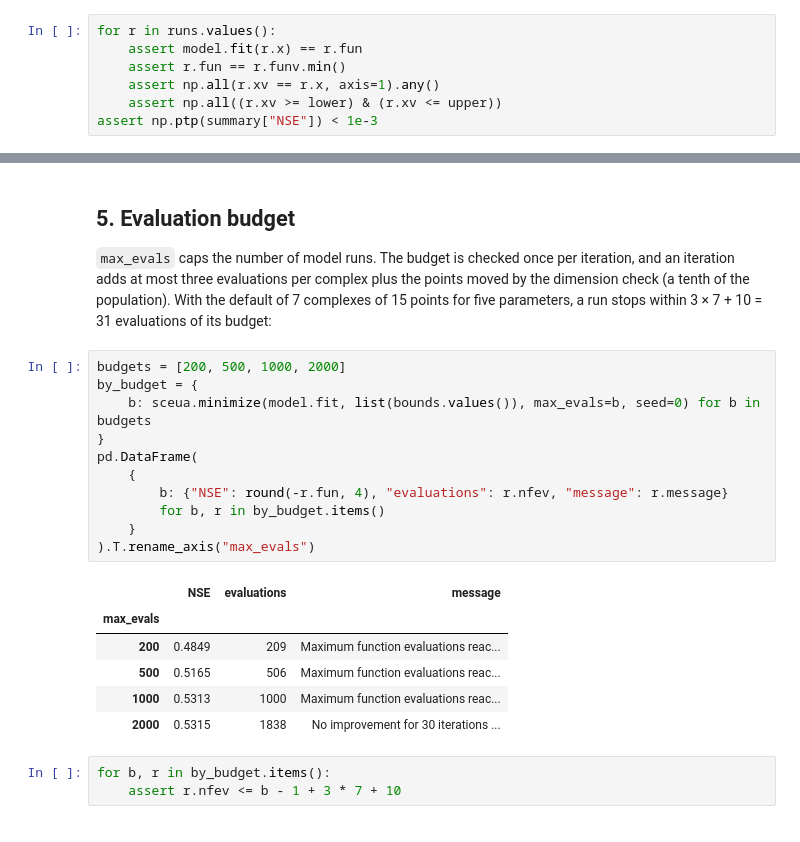
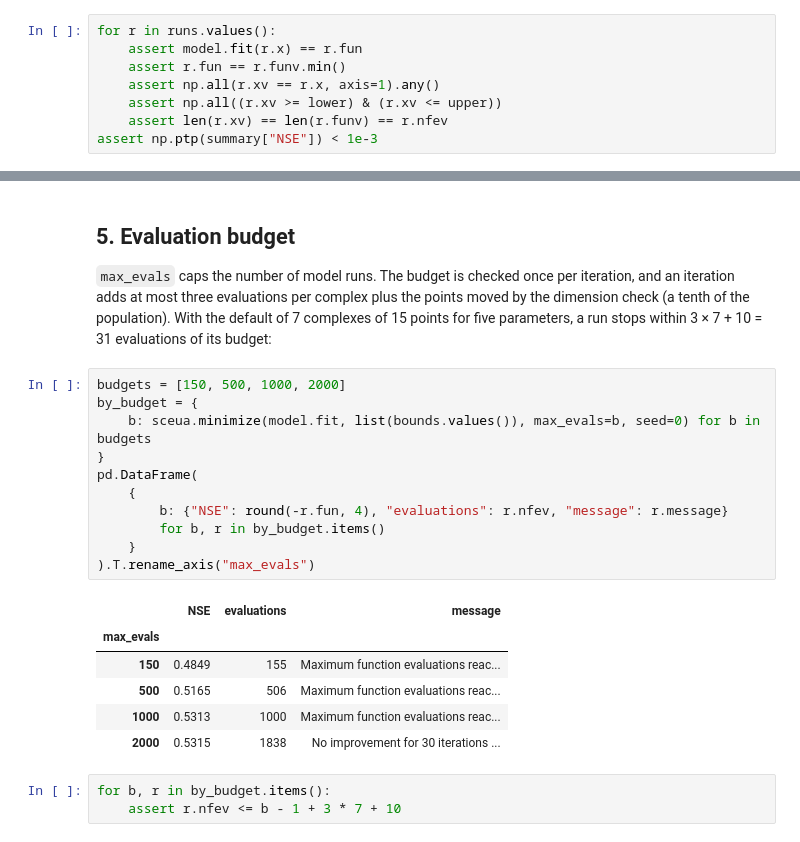
Before and after one commit to cheginit/sceua, a Jupyter notebook: docs/examples/reliability.ipynb, the cells around one changed output, grey strips where cells are left out. Drawn from its saved outputs; the diff is of its cells as text.

```diff
--- a/docs/examples/reliability.ipynb
+++ b/docs/examples/reliability.ipynb
@@ -178,5 +178,6 @@ for r in runs.values():
     assert r.fun == r.funv.min()
     assert np.all(r.xv == r.x, axis=1).any()
     assert np.all((r.xv >= lower) & (r.xv <= upper))
+    assert len(r.xv) == len(r.funv) == r.nfev
 assert np.ptp(summary["NSE"]) < 1e-3
 # %% [markdown]
@@ -292,20 +297,20 @@ iteration adds at most three evaluations per complex plus the points moved by th
 (a tenth of the population). With the default of 7 complexes of 15 points for five parameters, a
 run stops within 3 × 7 + 10 = 31 evaluations of its budget:
 # %%
-budgets = [200, 500, 1000, 2000]
+budgets = [150, 500, 1000, 2000]
 by_budget = {
     b: sceua.minimize(model.fit, list(bounds.values()), max_evals=b, seed=0) for b in budgets
 }
 pd.DataFrame(
     {
         b: {"NSE": round(-r.fun, 4), "evaluations": r.nfev, "message": r.message}
         for b, r in by_budget.items()
     }
 ).T.rename_axis("max_evals")
 # %% [output]
 |  | NSE | evaluations | message |
 | max_evals |  |  |  |
-| 200 | 0.4849 | 209 | Maximum function evaluations reac... |
+| 150 | 0.4849 | 155 | Maximum function evaluations reac... |
 | 500 | 0.5165 | 506 | Maximum function evaluations reac... |
 | 1000 | 0.5313 | 1000 | Maximum function evaluations reac... |
 | 2000 | 0.5315 | 1838 | No improvement for 30 iterations ... |
```
Also changed, not shown: parts of 7 cells of this notebook.
